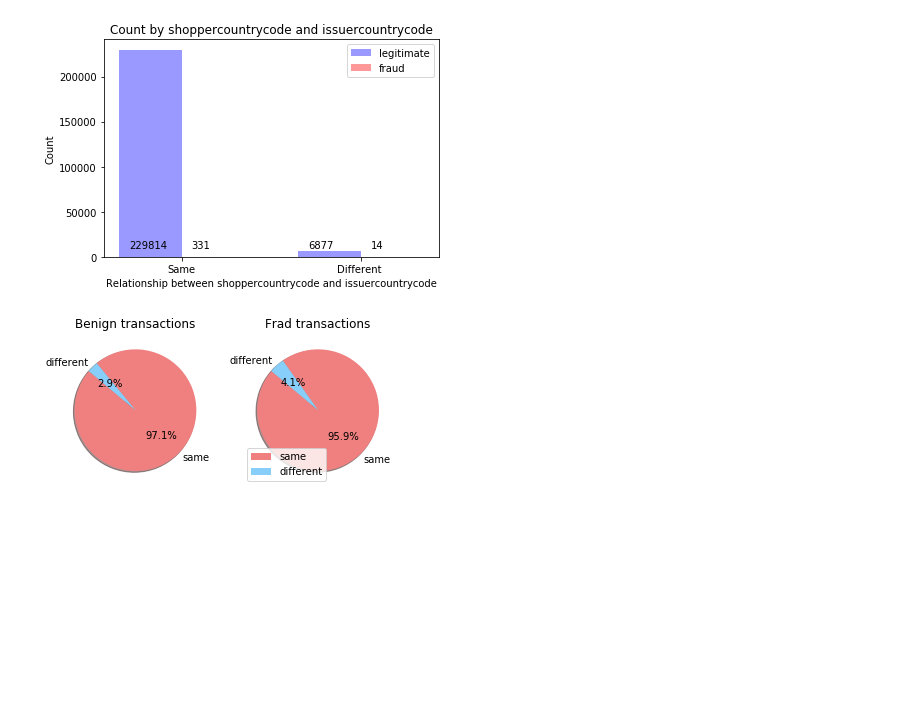
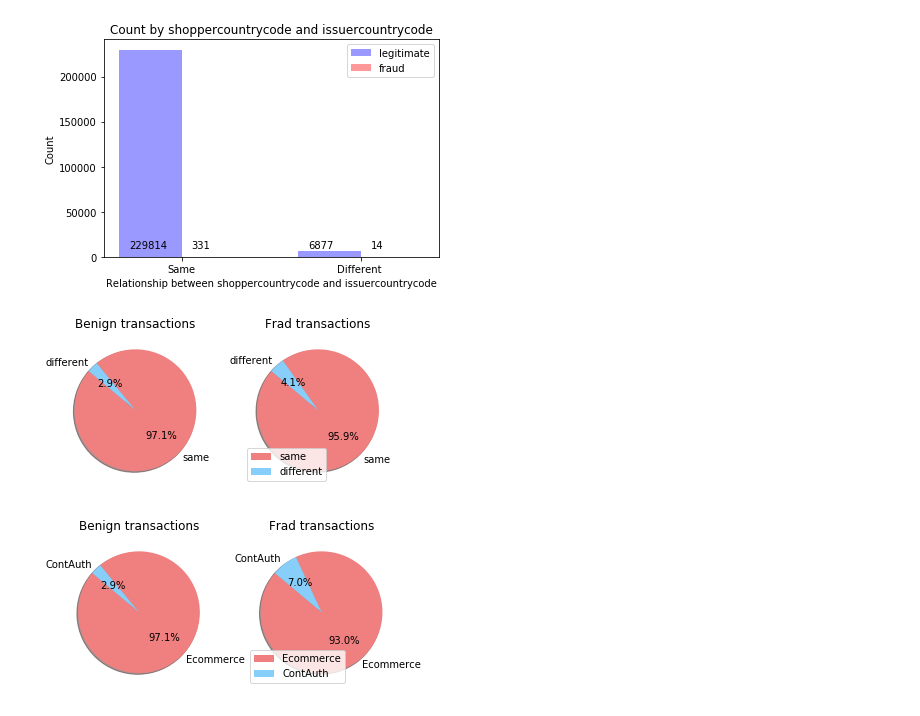
Before and after one commit to sirpandemona/CDA, a Jupyter notebook: Exercise 1/visualization.ipynb, the cells around one changed output. Cells and saved outputs as stored; diff of their text form; code cells hidden in the pictures; blank space fills up the shorter version.

Commit message:
Added pie chart for shopperinteraction

```diff
--- a/Exercise 1/visualization.ipynb
+++ b/Exercise 1/visualization.ipynb
@@ -144,3 +143,22 @@ ax2.legend()
 plt.show()
 # %% [output]
 [figure]
+# %%
+# shopperinteraction (Ecommerce or ContAuth)
+ecommerce_benign = len(benign_data.loc[benign_data['shopperinteraction'] == 'Ecommerce'])
+contAuth_benign = len(benign_data.loc[benign_data['shopperinteraction'] == 'ContAuth'])
+ecommerce_fraud = len(fraud_data.loc[fraud_data['shopperinteraction'] == 'Ecommerce'])
+contAuth_fraud = len(fraud_data.loc[fraud_data['shopperinteraction'] == 'ContAuth'])
+
+labels = ['Ecommerce','ContAuth']
+colors = ['lightcoral', 'lightskyblue']
+
+f, (ax1, ax2) = plt.subplots(1, 2, sharey=True)
+ax1.pie((ecommerce_benign, contAuth_benign), labels=labels, colors=colors,autopct='%1.1f%%', shadow=True, startangle=140)
+ax1.set_title("Benign transactions")
+ax2.pie((ecommerce_fraud, contAuth_fraud), labels=labels, colors=colors,autopct='%1.1f%%', shadow=True, startangle=140)
+ax2.set_title("Frad transactions")
+ax2.legend()
+plt.show()
+# %% [output]
+[figure, added]
```
Also changed, not shown: parts of 2 cells of this notebook.
